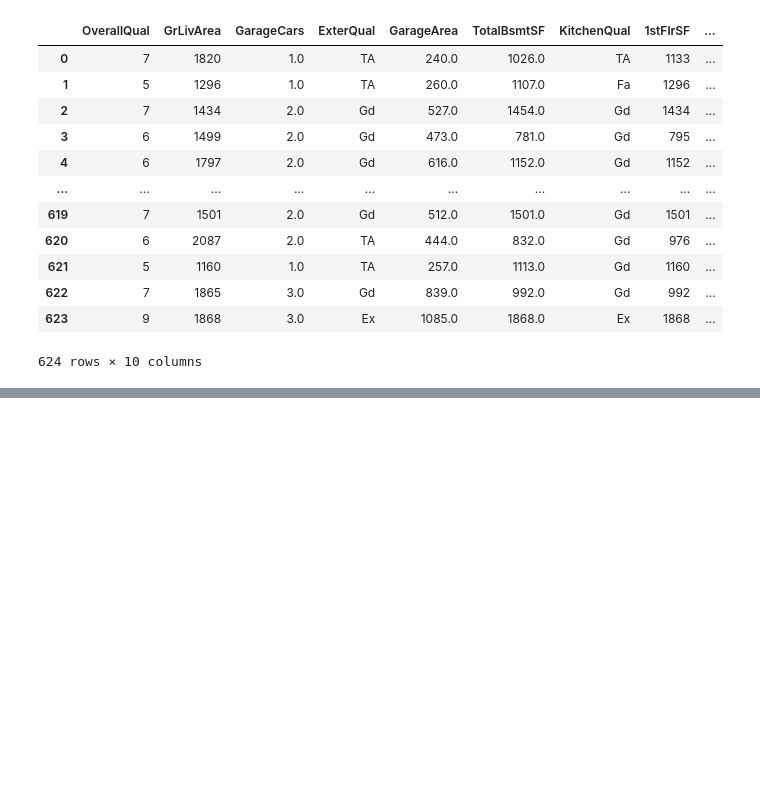
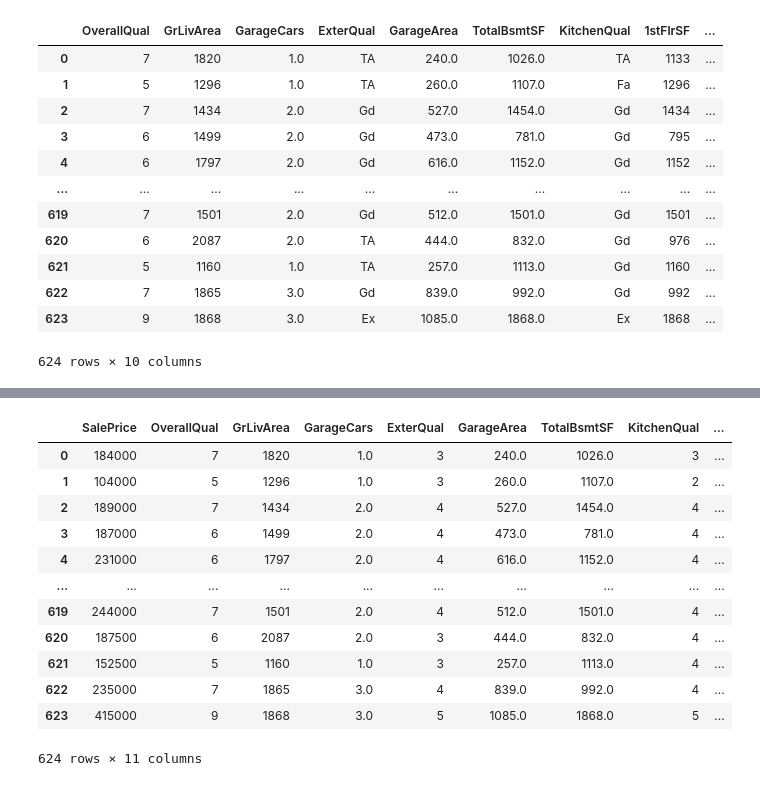
Before and after one commit to nikita-agrawal/Ames-Housing-Analysis, a Jupyter notebook: Julie/LinearModel.ipynb, the cells around one changed output, grey strips where cells are left out. Cells and saved outputs as stored; diff of their text form; code cells hidden in the pictures; blank space fills up the shorter version.

```diff
--- a/Julie/LinearModel.ipynb
+++ b/Julie/LinearModel.ipynb
@@ -273,0 +282,16 @@ test[top10cols].drop('SalePrice', axis=1)
+# %%
+test[top10cols]
+# %% [output]
+|  | SalePrice | OverallQual | GrLivArea | GarageCars | ExterQual | GarageArea | TotalBsmtSF | KitchenQual | ... |
+| 0 | 184000 | 7 | 1820 | 1.0 | 3 | 240.0 | 1026.0 | 3 | ... |
+| 1 | 104000 | 5 | 1296 | 1.0 | 3 | 260.0 | 1107.0 | 2 | ... |
+| 2 | 189000 | 7 | 1434 | 2.0 | 4 | 527.0 | 1454.0 | 4 | ... |
+| 3 | 187000 | 6 | 1499 | 2.0 | 4 | 473.0 | 781.0 | 4 | ... |
+| 4 | 231000 | 6 | 1797 | 2.0 | 4 | 616.0 | 1152.0 | 4 | ... |
+| ... | ... | ... | ... | ... | ... | ... | ... | ... | ... |
+| 619 | 244000 | 7 | 1501 | 2.0 | 4 | 512.0 | 1501.0 | 4 | ... |
+| 620 | 187500 | 6 | 2087 | 2.0 | 3 | 444.0 | 832.0 | 4 | ... |
+| 621 | 152500 | 5 | 1160 | 1.0 | 3 | 257.0 | 1113.0 | 4 | ... |
+| 622 | 235000 | 7 | 1865 | 3.0 | 4 | 839.0 | 992.0 | 4 | ... |
+| 623 | 415000 | 9 | 1868 | 3.0 | 5 | 1085.0 | 1868.0 | 5 | ... |
+624 rows × 11 columns
```
Also changed, not shown: parts of 17 cells of this notebook.
